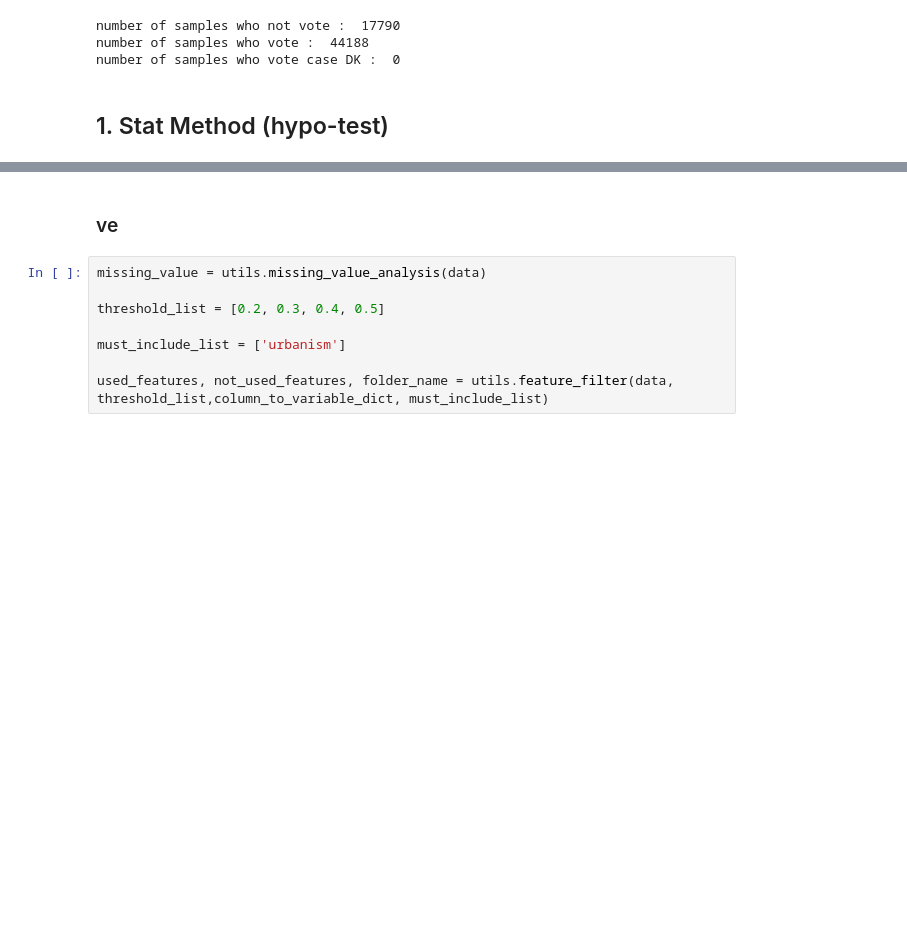
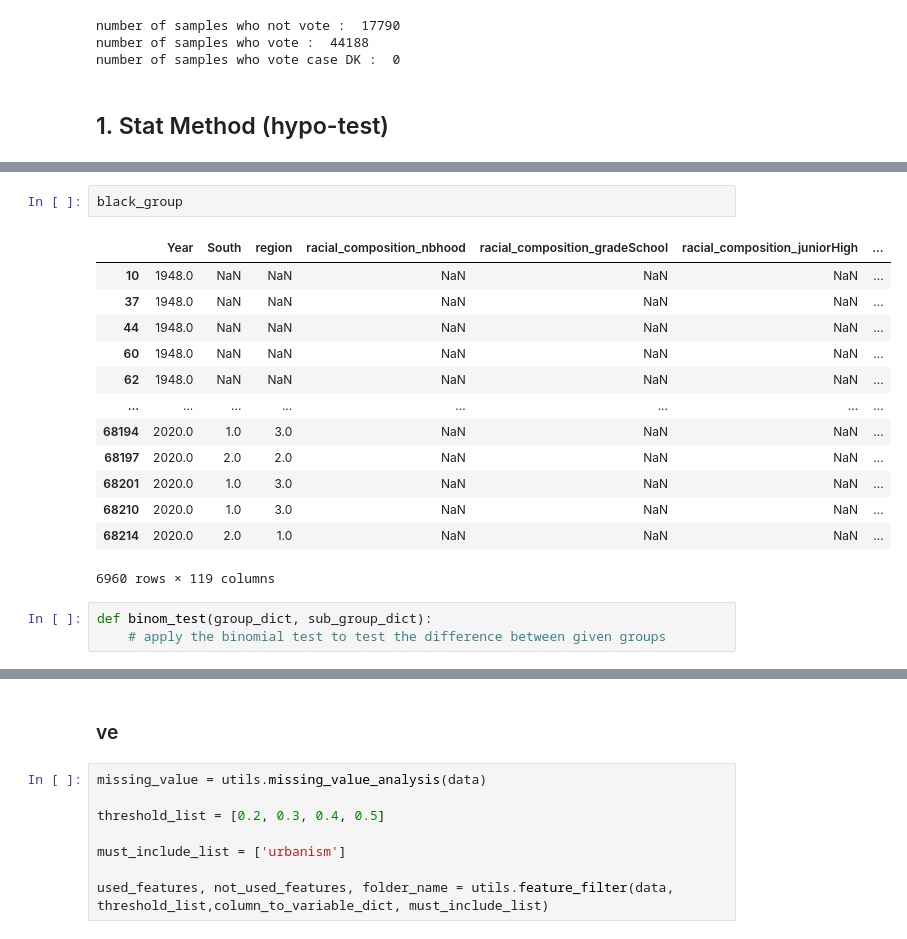
Before and after one commit to xuangu-fang/ML-Poli-Sci, a Jupyter notebook: code/hypotheses_verify.ipynb, the cells around one changed output, grey strips where cells are left out. Cells and saved outputs as stored; diff of their text form; blank space fills up the shorter version.

```diff
--- a/code/hypotheses_verify.ipynb
+++ b/code/hypotheses_verify.ipynb
@@ -101,0 +121,19 @@ Name: Voted_party, dtype: int64
+# %%
+black_group
+# %% [output]
+|  | Year | South | region | racial_composition_nbhood | racial_composition_gradeSchool | racial_composition_juniorHigh | ... |
+| 10 | 1948.0 | NaN | NaN | NaN | NaN | NaN | ... |
+| 37 | 1948.0 | NaN | NaN | NaN | NaN | NaN | ... |
+| 44 | 1948.0 | NaN | NaN | NaN | NaN | NaN | ... |
+| 60 | 1948.0 | NaN | NaN | NaN | NaN | NaN | ... |
+| 62 | 1948.0 | NaN | NaN | NaN | NaN | NaN | ... |
+| ... | ... | ... | ... | ... | ... | ... | ... |
+| 68194 | 2020.0 | 1.0 | 3.0 | NaN | NaN | NaN | ... |
+| 68197 | 2020.0 | 2.0 | 2.0 | NaN | NaN | NaN | ... |
+| 68201 | 2020.0 | 1.0 | 3.0 | NaN | NaN | NaN | ... |
+| 68210 | 2020.0 | 1.0 | 3.0 | NaN | NaN | NaN | ... |
+| 68214 | 2020.0 | 2.0 | 1.0 | NaN | NaN | NaN | ... |
+6960 rows × 119 columns
+# %%
+def binom_test(group_dict, sub_group_dict):
+    # apply the binomial test to test the difference between given groups
```
Also changed, not shown: parts of 3 cells of this notebook.
